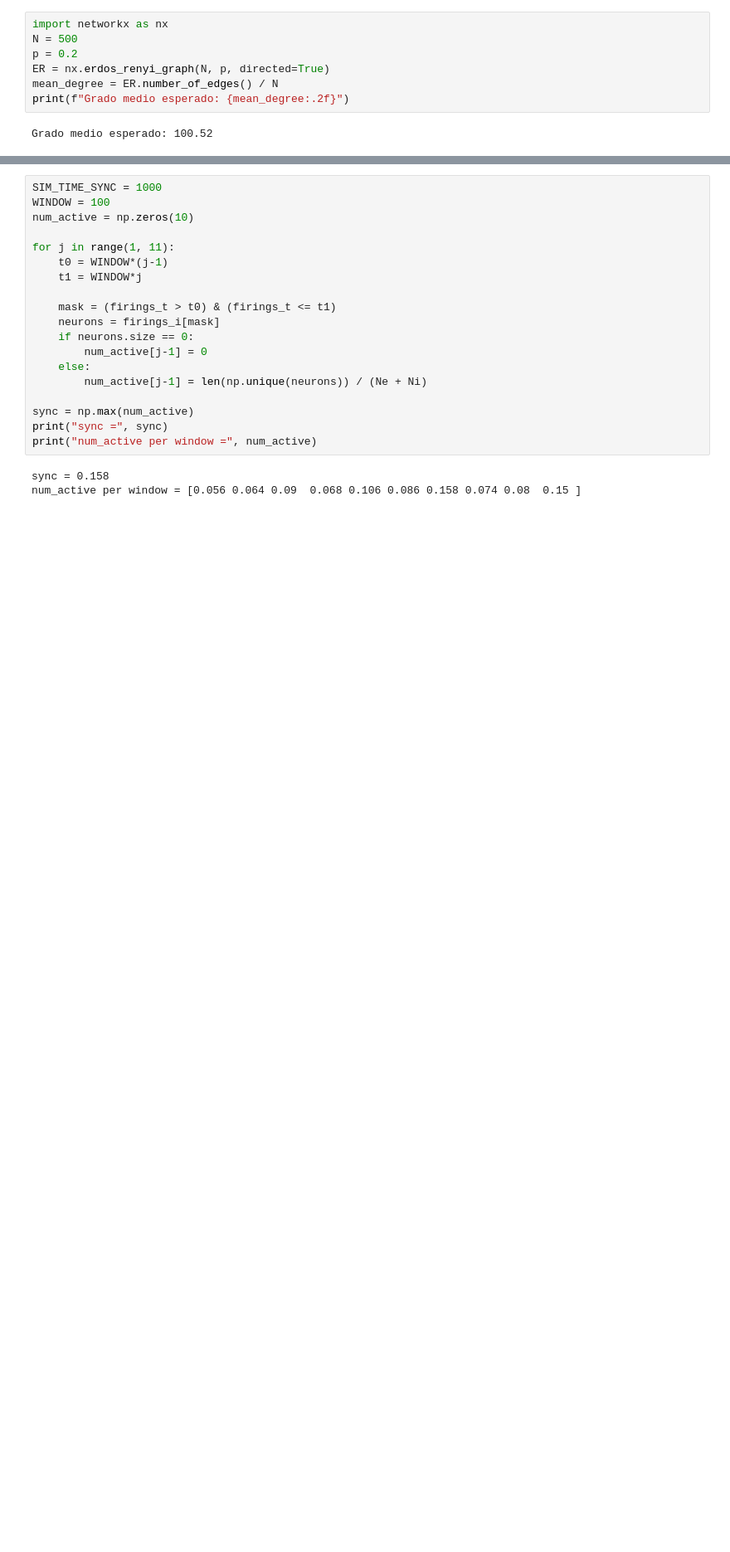
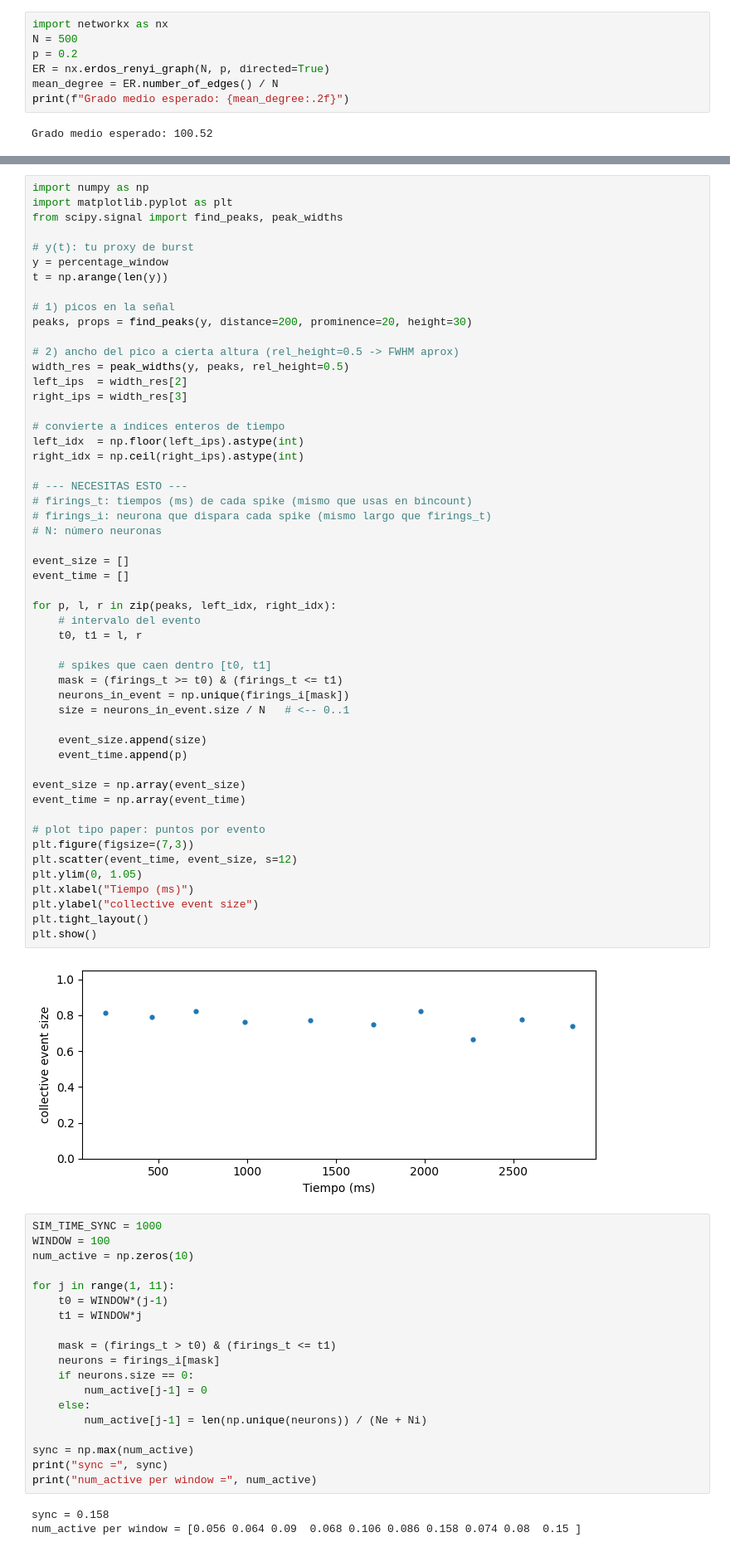
Before and after one commit to underDD/TFM, a Jupyter notebook: Izhikevich.ipynb, the cells around one changed output, grey strips where cells are left out. Shown at 83% size. Cells and saved outputs as stored; diff of their text form; blank space fills up the shorter version.

```diff
--- a/Izhikevich.ipynb
+++ b/Izhikevich.ipynb
@@ -379,3 +417,57 @@ plt.show()
+# %%
+import numpy as np
+import matplotlib.pyplot as plt
+from scipy.signal import find_peaks, peak_widths
+
+# y(t): tu proxy de burst
+y = percentage_window
+t = np.arange(len(y))
+
+# 1) picos en la señal
+peaks, props = find_peaks(y, distance=200, prominence=20, height=30)
+
+# 2) ancho del pico a cierta altura (rel_height=0.5 -> FWHM aprox)
+width_res = peak_widths(y, peaks, rel_height=0.5)
+left_ips  = width_res[2]
+right_ips = width_res[3]
+
+# convierte a índices enteros de tiempo
+left_idx  = np.floor(left_ips).astype(int)
+right_idx = np.ceil(right_ips).astype(int)
+
+# --- NECESITAS ESTO ---
+# firings_t: tiempos (ms) de cada spike (mismo que usas en bincount)
+# firings_i: neurona que dispara cada spike (mismo largo que firings_t)
+# N: número neuronas
+
+event_size = []
+event_time = []
+
+for p, l, r in zip(peaks, left_idx, right_idx):
+    # intervalo del evento
+    t0, t1 = l, r
+
+    # spikes que caen dentro [t0, t1]
+    mask = (firings_t >= t0) & (firings_t <= t1)
+    neurons_in_event = np.unique(firings_i[mask])
+    size = neurons_in_event.size / N   # <-- 0..1
+
+    event_size.append(size)
+    event_time.append(p)
+
+event_size = np.array(event_size)
+event_time = np.array(event_time)
+
+# plot tipo paper: puntos por evento
+plt.figure(figsize=(7,3))
+plt.scatter(event_time, event_size, s=12)
+plt.ylim(0, 1.05)
+plt.xlabel("Tiempo (ms)")
+plt.ylabel("collective event size")
+plt.tight_layout()
+plt.show()
+# %% [output]
+[figure, added]
 # %%
 SIM_TIME_SYNC = 1000
 WINDOW = 100
```
Also changed, not shown: parts of 7 cells of this notebook, 35 other files.
